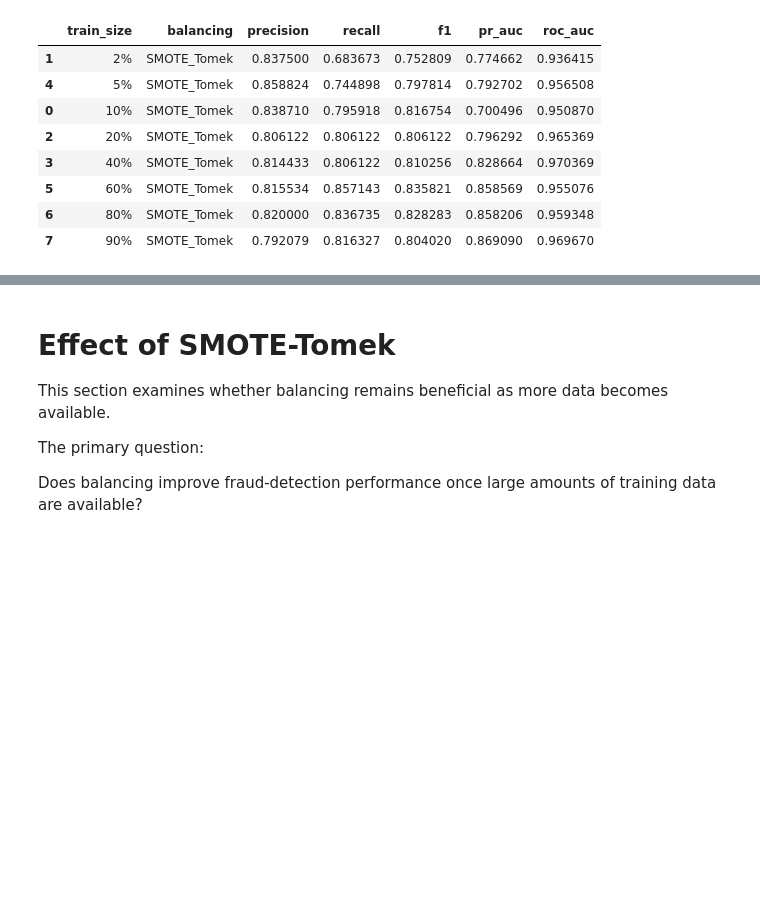
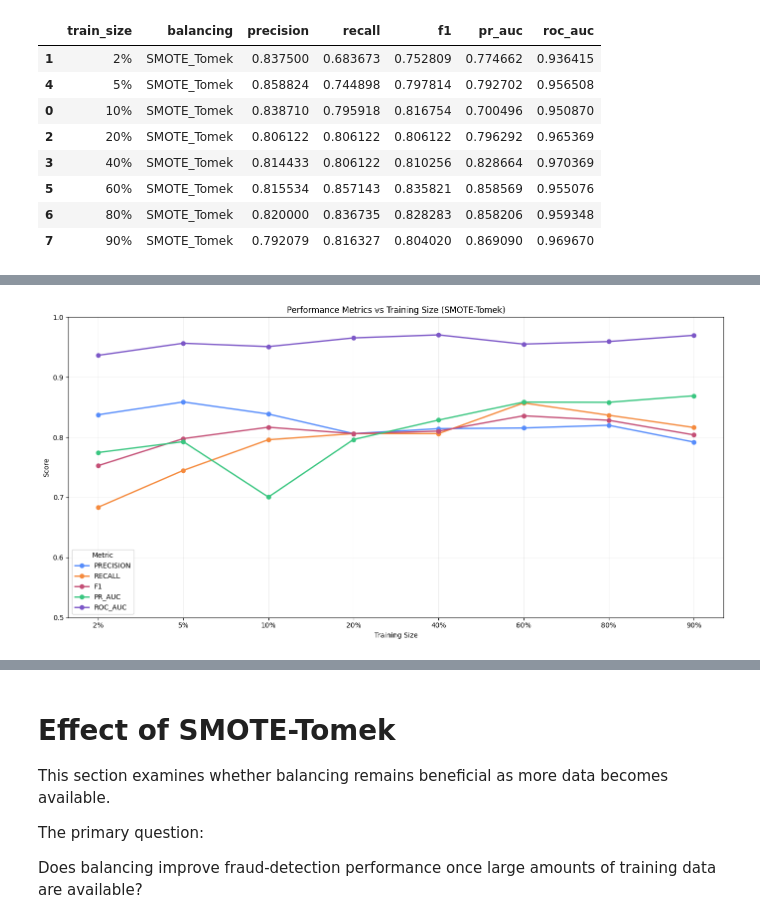
Before and after one commit to DanielKuris/MachineLearningProject, a Jupyter notebook: src/results_analysis/results_experiment4.ipynb, the cells around one changed output, grey strips where cells are left out. Cells and saved outputs as stored; diff of their text form; code cells hidden in the pictures; blank space fills up the shorter version.

```diff
--- a/src/results_analysis/results_experiment4.ipynb
+++ b/src/results_analysis/results_experiment4.ipynb
@@ -281,0 +179,30 @@ plt.show()
+# %%
+
+metrics = ["precision", "recall", "f1", "pr_auc", "roc_auc"]
+
+plot_data = performance_summary[
+    performance_summary["balancing"] == "SMOTE_Tomek"
+]
+
+plt.figure(figsize=(14, 7))
+
+for metric in metrics:
+    plt.plot(
+        plot_data["train_size"],
+        plot_data[metric],
+        marker="o",
+        linewidth=2,
+        label=metric.upper()
+    )
+
+plt.title("Performance Metrics vs Training Size (SMOTE-Tomek)")
+plt.xlabel("Training Size")
+plt.ylabel("Score")
+plt.ylim(0.5, 1.0)
+plt.grid(alpha=0.3)
+plt.legend(title="Metric")
+
+plt.tight_layout()
+plt.show()
+# %% [output]
+[figure, added]
```
Also changed, not shown: parts of 27 cells of this notebook, 2 other files.
